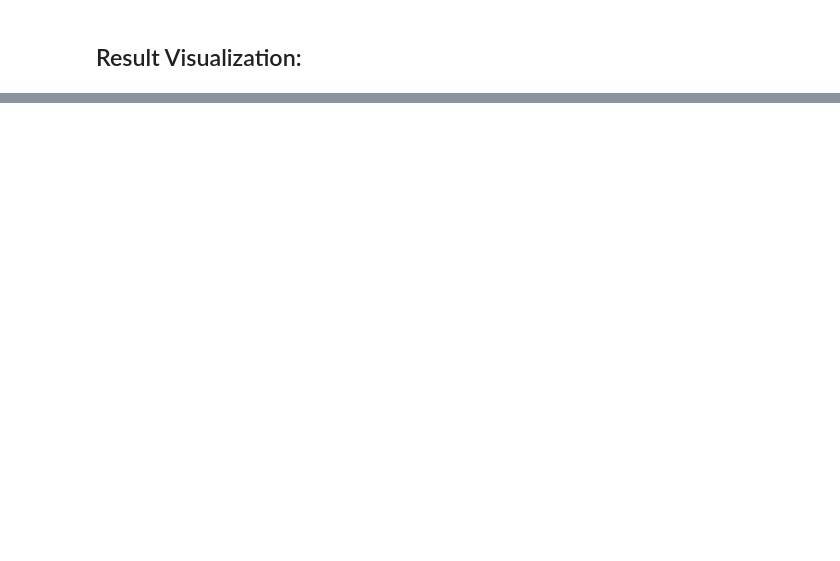
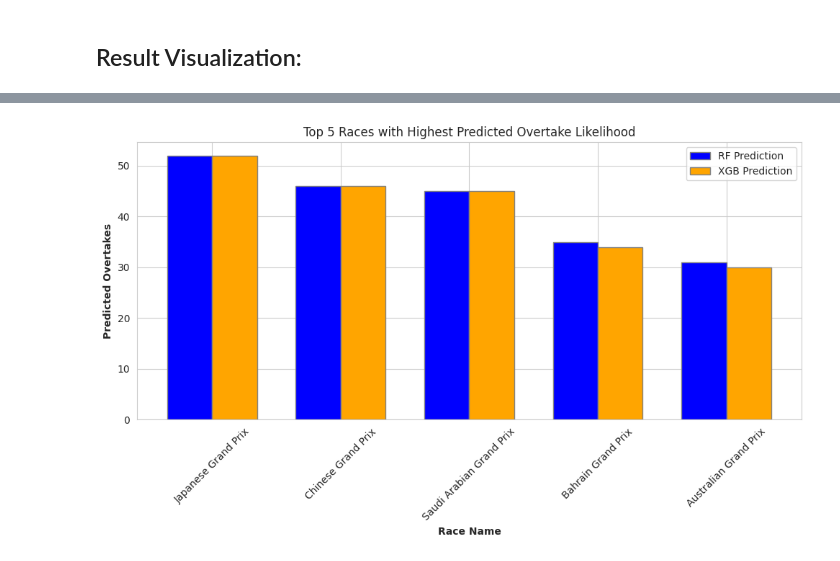
Before and after one commit to meetjoshi00/Performance-Prediction-in-F1, a Jupyter notebook: Performance_Prediction_in_F1.ipynb, the cells around one changed output, grey strips where cells are left out. Cells and saved outputs as stored; diff of their text form; code cells hidden in the pictures; blank space fills up the shorter version.

```diff
--- a/Performance_Prediction_in_F1.ipynb
+++ b/Performance_Prediction_in_F1.ipynb
@@ -2377,0 +2367,28 @@ plt.show()
+# %%
+import matplotlib.pyplot as plt
+import numpy as np
+
+# Set the figure size
+plt.figure(figsize=(10, 6))
+
+# Set the bar width and positions
+bar_width = 0.35
+r1 = np.arange(len(top_5_races))
+r2 = [x + bar_width for x in r1]
+
+# Plotting the bars
+plt.bar(r1, top_5_races['OvertakePrediction_RF'], color='blue', width=bar_width, edgecolor='grey', label='RF Prediction')
+plt.bar(r2, top_5_races['OvertakePrediction_XGB'], color='orange', width=bar_width, edgecolor='grey', label='XGB Prediction')
+
+# Adding labels
+plt.xlabel('Race Name', fontweight='bold')
+plt.ylabel('Predicted Overtakes', fontweight='bold')
+plt.title('Top 5 Races with Highest Predicted Overtake Likelihood')
+plt.xticks([r + bar_width / 2 for r in range(len(top_5_races))], top_5_races['RaceName'], rotation=45)
+plt.legend()
+
+# Display the plot
+plt.tight_layout()
+plt.show()
+# %% [output]
+[figure, added]
```
Also changed, not shown: parts of 14 cells of this notebook.
